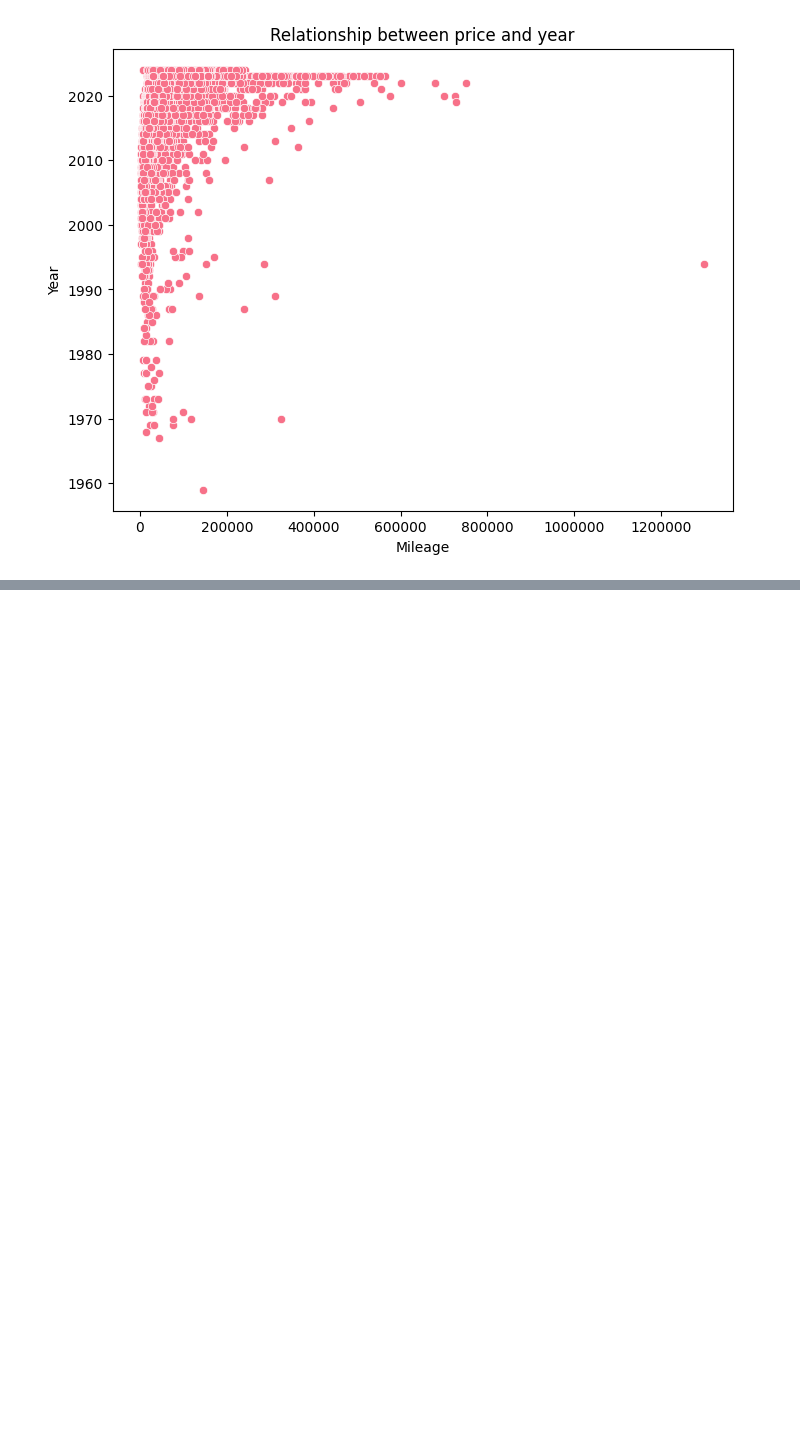
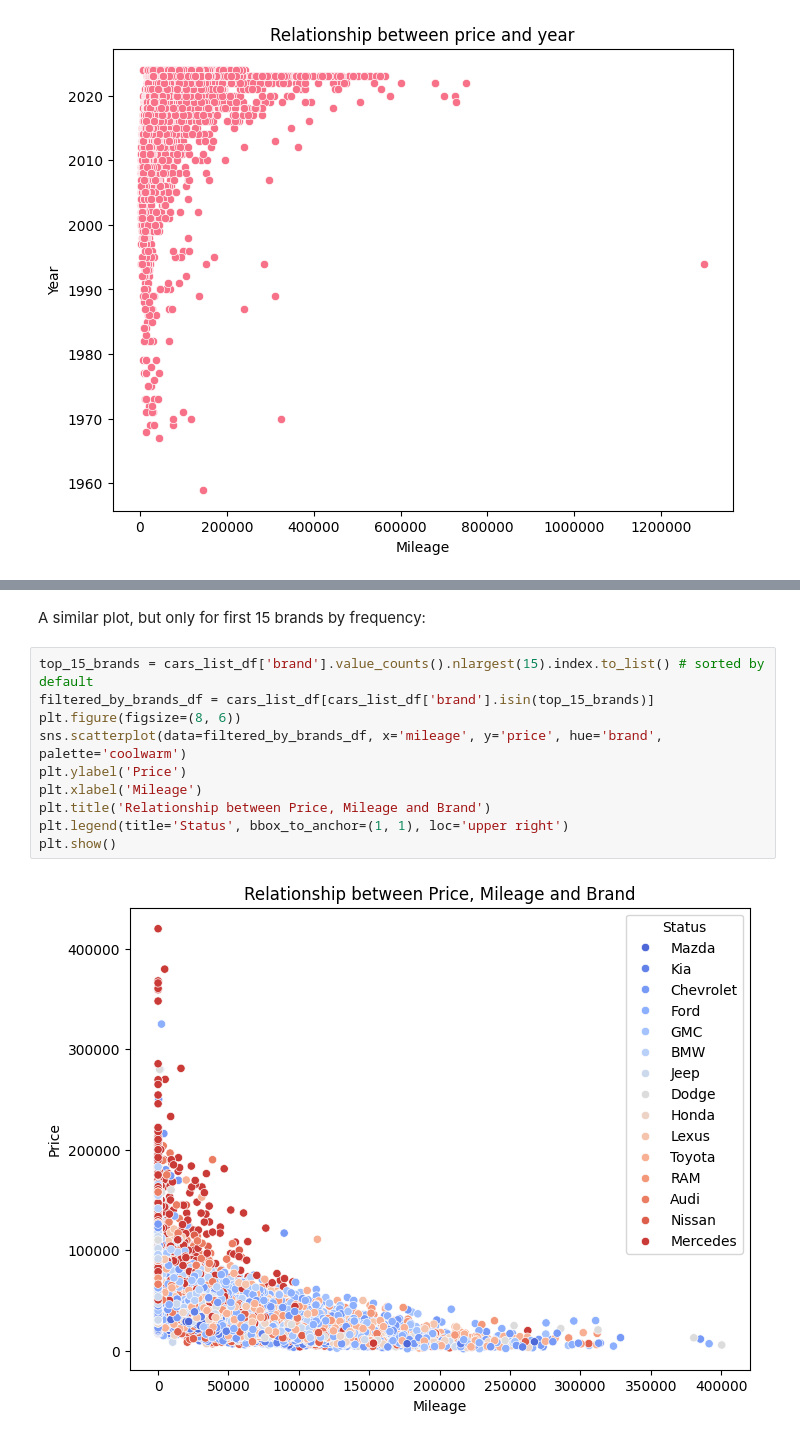
Before and after one commit to alessiogianello/US_cars_analysis, a Jupyter notebook: main.ipynb, the cells around one changed output, grey strips where cells are left out. Saved outputs shown, nothing was run; the diff lists cells and outputs as text; blank space fills up the shorter version.

```diff
--- a/main.ipynb
+++ b/main.ipynb
@@ -337,0 +339,14 @@ plt.show()
+# %% [markdown]
+A similar plot, but only for first 15 brands by frequency:
+# %%
+top_15_brands = cars_list_df['brand'].value_counts().nlargest(15).index.to_list() # sorted by default
+filtered_by_brands_df = cars_list_df[cars_list_df['brand'].isin(top_15_brands)]
+plt.figure(figsize=(8, 6))
+sns.scatterplot(data=filtered_by_brands_df, x='mileage', y='price', hue='brand', palette='coolwarm')
+plt.ylabel('Price')
+plt.xlabel('Mileage')
+plt.title('Relationship between Price, Mileage and Brand')
+plt.legend(title='Status', bbox_to_anchor=(1, 1), loc='upper right')
+plt.show()
+# %% [output]
+[figure, added]
```
Also changed, not shown: parts of 9 cells of this notebook.
